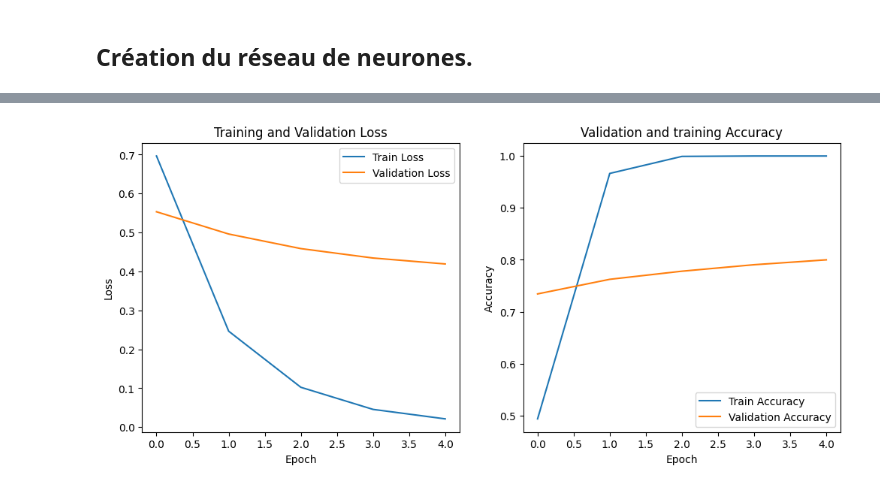
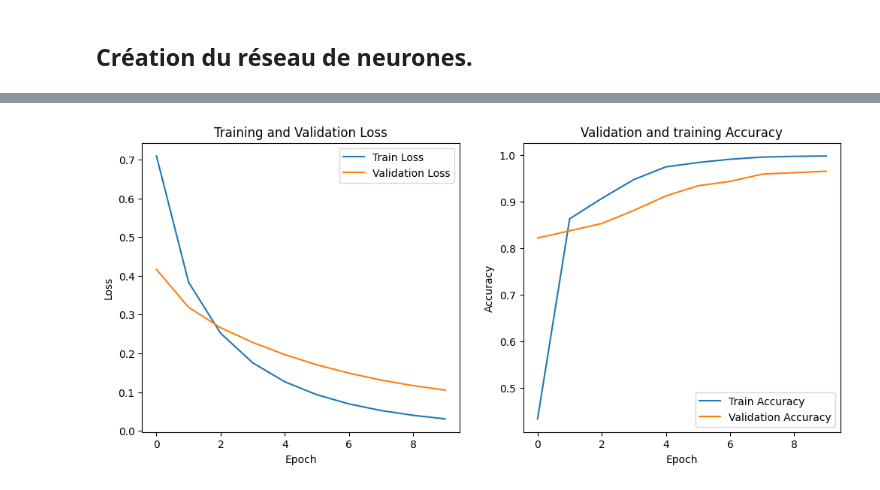
Before and after one commit to Turbotje/Repo_test, a Jupyter notebook: Projet_Diabete_UE_Bioinfo.ipynb, the cells around one changed output, grey strips where cells are left out. Saved outputs shown, nothing was run; the diff lists cells and outputs as text; code cells hidden in the pictures.

Commit message:
Ajustement modèle 96% réussite (10 000 gènes / correction erreur gene.id)

```diff
--- a/Projet_Diabete_UE_Bioinfo.ipynb
+++ b/Projet_Diabete_UE_Bioinfo.ipynb
@@ -156,7 +163,7 @@ print(f"Filtered dataset shape: {filtered_data.shape}")
 sorted_p_values = p_values_series.sort_values()
 
 # Select the top N genes with the smallest p-values (e.g., top 1000)
-top_genes = sorted_p_values.head(30000).index  # Adjust the number as needed
+top_genes = sorted_p_values.head(10000).index  # Adjust the number as needed
 
 # Filter the original dataset to keep only the top differentially expressed genes
 filtered_data = data_transposed[top_genes]
@@ -170,27 +199,0 @@ print(filtered_data.head())
-# %%
-from statsmodels.stats.multitest import multipletests
-
-# Convert p-values to a pandas Series for easier manipulation
-p_values_series = pd.Series(p_values)
-
-# Apply Benjamini-Hochberg correction
-rejected, corrected_p_values, _, _ = multipletests(p_values_series, alpha=0.05, method='fdr_bh')
-
-# Store corrected p-values in a Series
-corrected_p_values_series = pd.Series(corrected_p_values, index=p_values_series.index)
-
-# Sort genes by corrected p-value (ascending order)
-sorted_corrected_p_values = corrected_p_values_series.sort_values()
-
-# Select the top N genes with the smallest corrected p-values (e.g., top 1000)
-top_genes = sorted_corrected_p_values.head(30000).index  # Adjust the number as needed
-
-# Filter the original dataset to keep only the top differentially expressed genes
-filtered_data = data_transposed[top_genes]
-
-# Add the 'Label' column back to the filtered dataset
-filtered_data['Label'] = data_transposed['Label']
-
-print(f"Filtered dataset shape: {filtered_data.shape}")
-
-filtered_data.head(5)
@@ -268,7 +257,7 @@ val_accuracies = []
 train_accuracies = []
 
 # Training loop
-num_epochs = 5
+num_epochs = 10
 for epoch in range(num_epochs):
     # Forward pass
     outputs = model(X_train)
@@ -334,4 +328,4 @@ Epoch [5/5], Loss: 0.0213, Val Loss: 0.4193, Val Accuracy: 80.00%
-[figure, old version]
+[figure, new version]
 # %%
 # Get the weights from the first layer (fc1)
 weights = model.fc1.weight.data
```
Also changed, not shown: parts of 8 cells of this notebook.
